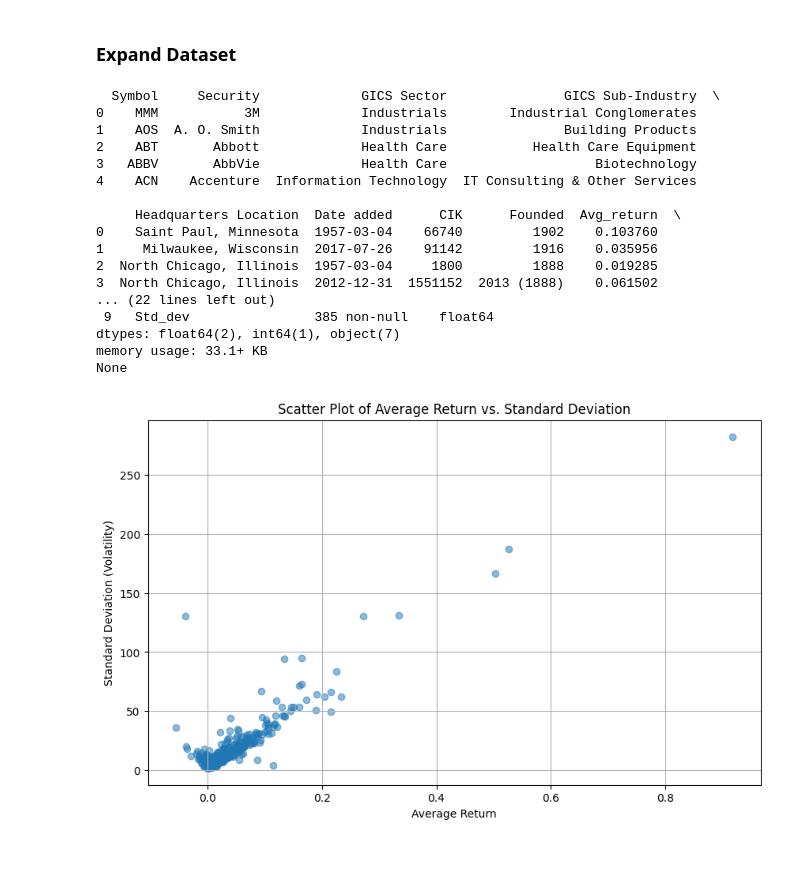
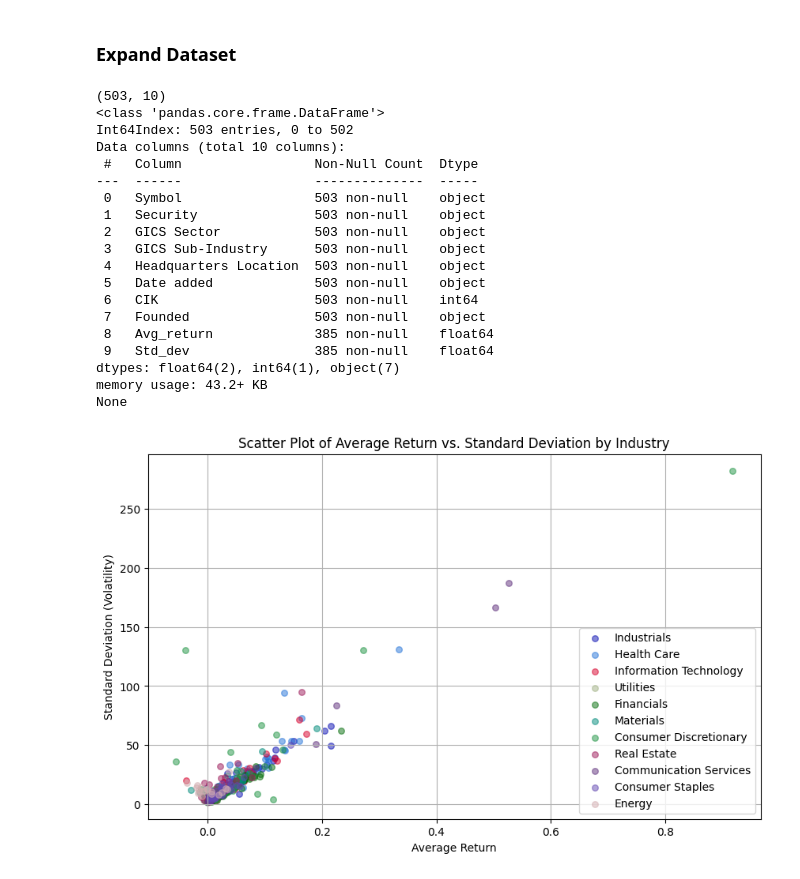
Before and after one commit to radtklau/stock_market, a Jupyter notebook: stock_market.ipynb, the cells around one changed output. Drawn from its saved outputs; the diff is of its cells as text; code cells hidden in the pictures.

```diff
--- a/stock_market.ipynb
+++ b/stock_market.ipynb
@@ -75,33 +75,45 @@ for filename in tqdm(os.listdir(dir_path)):
         name.append(hist_data['Name'][0])
 
 expansion_df = pd.DataFrame({'Avg_return': avg_return, 'Std_dev': std_dev, 'Symbol': name})
-stocks = pd.merge(stocks, expansion_df, on='Symbol', how='inner')
+stocks = pd.merge(stocks, expansion_df, on='Symbol', how='left')
+print(stocks.shape)
+print(stocks.info())
+# %% [output]
+(503, 10)
+<class 'pandas.core.frame.DataFrame'>
+Int64Index: 503 entries, 0 to 502
+Data columns (total 10 columns):
+ #   Column                 Non-Null Count  Dtype
+---  ------                 --------------  -----
+ 0   Symbol                 503 non-null    object
+ 1   Security               503 non-null    object
+ 2   GICS Sector            503 non-null    object
+ 3   GICS Sub-Industry      503 non-null    object
+ 4   Headquarters Location  503 non-null    object
+ 5   Date added             503 non-null    object
+ 6   CIK                    503 non-null    int64
+ 7   Founded                503 non-null    object
+ 8   Avg_return             385 non-null    float64
+ 9   Std_dev                385 non-null    float64
+dtypes: float64(2), int64(1), object(7)
+memory usage: 43.2+ KB
+None
 # %%
-print(stocks.head())
-print(stocks.info())
-plt.figure(figsize=(10, 6))
-plt.scatter(stocks['Avg_return'], stocks['Std_dev'], alpha=0.5)
-plt.title('Scatter Plot of Average Return vs. Standard Deviation')
-plt.xlabel('Average Return')
-plt.ylabel('Standard Deviation (Volatility)')
-plt.grid(True)
-plt.show()
+def scatter_plot_stocks(stocks: pd.DataFrame) -> None:
+    industry_colors = {industry: np.random.rand(3,) for industry in stocks['GICS Sector'].unique()}
+    plt.figure(figsize=(10, 6))
+
+    for industry, color in industry_colors.items():
+        industry_data = stocks[stocks['GICS Sector'] == industry]
+        plt.scatter(industry_data['Avg_return'], industry_data['Std_dev'], label=industry, alpha=0.5, c=[color], s=30)
+
+    plt.title('Scatter Plot of Average Return vs. Standard Deviation by Industry')
+    plt.xlabel('Average Return')
+    plt.ylabel('Standard Deviation (Volatility)')
+    plt.legend(loc='lower right')
+    plt.grid(True)
+    plt.show()
-# %% [output]
-  Symbol     Security             GICS Sector               GICS Sub-Industry  \
-0    MMM           3M             Industrials        Industrial Conglomerates
-1    AOS  A. O. Smith             Industrials               Building Products
-2    ABT       Abbott             Health Care           Health Care Equipment
-3   ABBV       AbbVie             Health Care                   Biotechnology
-4    ACN    Accenture  Information Technology  IT Consulting & Other Services
-
-     Headquarters Location  Date added      CIK      Founded  Avg_return  \
-0    Saint Paul, Minnesota  1957-03-04    66740         1902    0.103760
-1     Milwaukee, Wisconsin  2017-07-26    91142         1916    0.035956
-2  North Chicago, Illinois  1957-03-04     1800         1888    0.019285
-3  North Chicago, Illinois  2012-12-31  1551152  2013 (1888)    0.061502
-... (22 lines left out)
- 9   Std_dev                385 non-null    float64
-dtypes: float64(2), int64(1), object(7)
-memory usage: 33.1+ KB
-None
-[figure, removed]
+# %%
+scatter_plot_stocks(stocks)
+# %% [output]
+[figure, added]
```
Also changed, not shown: parts of 4 cells of this notebook.
